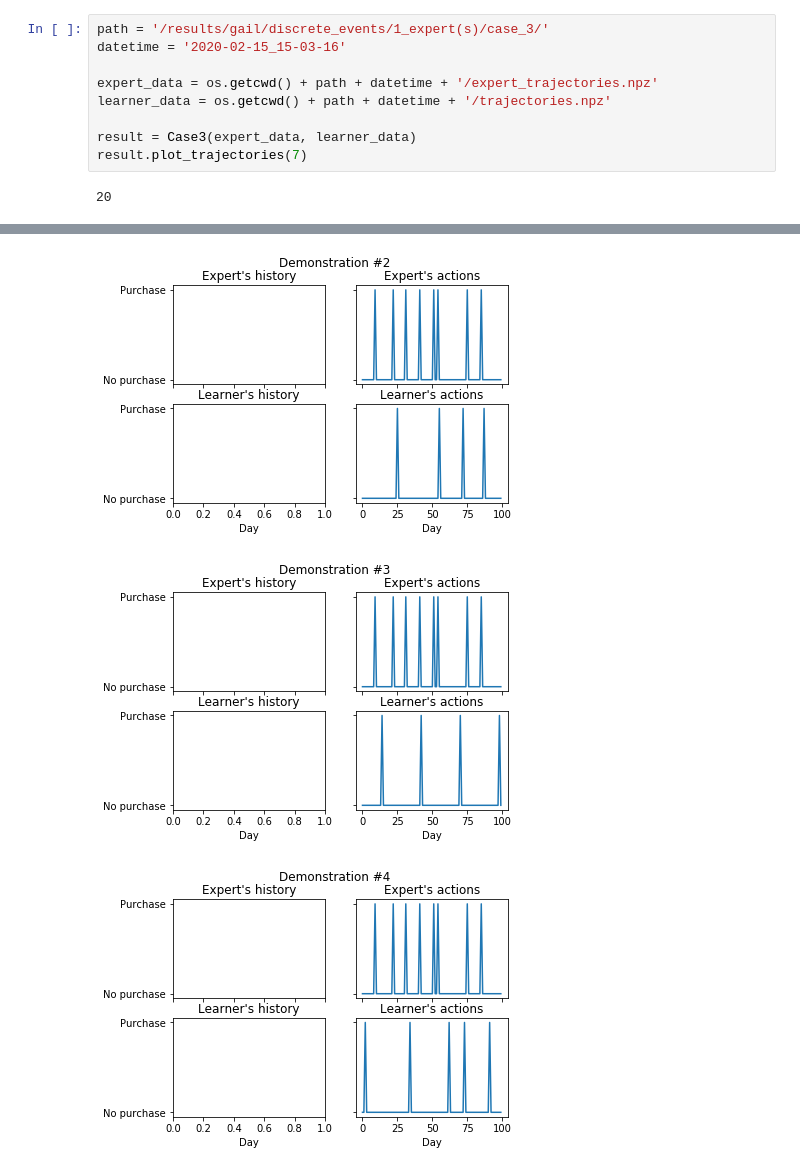
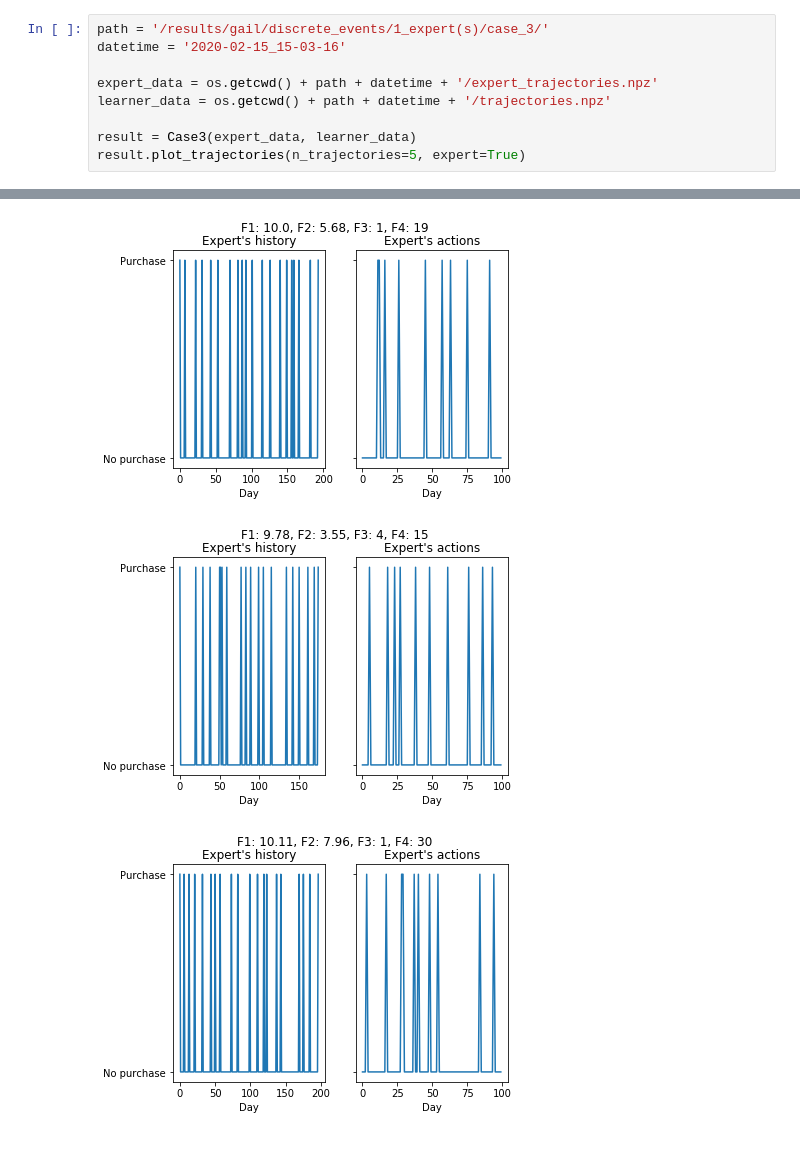
Before and after one commit to VictorGardi/CustomerBehaviour, a Jupyter notebook: analyze_results.ipynb, the cells around one changed output, grey strips where cells are left out. Saved outputs shown, nothing was run; the diff lists cells and outputs as text.

```diff
--- a/analyze_results.ipynb
+++ b/analyze_results.ipynb
@@ -14,6 +15,5 @@ expert_data = os.getcwd() + path + datetime + '/expert_trajectories.npz'
 learner_data = os.getcwd() + path + datetime + '/trajectories.npz'
 
 result = Case3(expert_data, learner_data)
-result.plot_trajectories(7)
+result.plot_trajectories(n_trajectories=5, expert=True)
 # %% [output]
-20
@@ -21,3 +21,3 @@ result.plot_trajectories(7)
-[figure, old version]
+[figure, new version]
-[figure, old version]
+[figure, new version]
-[figure, old version]
+[figure, new version]
```
Also changed, not shown: parts of 6 cells of this notebook, 2 other files.
